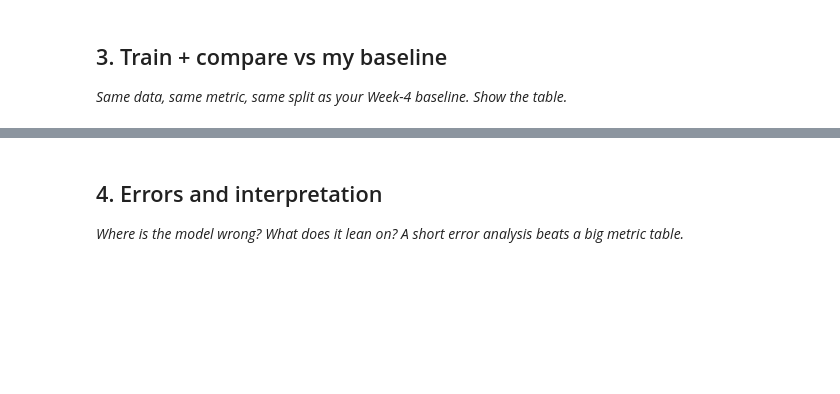
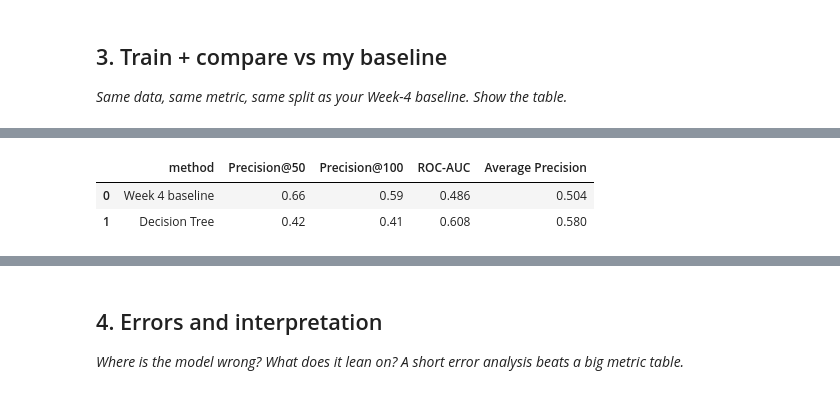
Before and after one commit to ssarimm/Machine-Learning-Internship---Flyrank, a Jupyter notebook: work/notebooks/w05_model.ipynb, the cells around one changed output, grey strips where cells are left out. Cells and saved outputs as stored; diff of their text form; code cells hidden in the pictures; blank space fills up the shorter version.

```diff
--- a/work/notebooks/w05_model.ipynb
+++ b/work/notebooks/w05_model.ipynb
@@ -29,0 +225,100 @@ This skeleton is yours to fill. Work the sections **in order** — each one has
+# %%
+# This cell is for CODE (numbers, a query, a check).
+# Write your text answer in the cell ABOVE this one — typing sentences here breaks Run All.
+import numpy as np
+import pandas as pd
+
+from sklearn.compose import ColumnTransformer
+from sklearn.pipeline import Pipeline
+from sklearn.impute import SimpleImputer
+from sklearn.preprocessing import OneHotEncoder
+from sklearn.tree import DecisionTreeClassifier
+from sklearn.metrics import roc_auc_score, average_precision_score
+
+# 1. Preprocess numeric and categorical features
+numeric_pipeline = Pipeline([
+    ("imputer", SimpleImputer(strategy="median"))
+])
+
+categorical_pipeline = Pipeline([
+    ("imputer", SimpleImputer(strategy="most_frequent")),
+    ("onehot", OneHotEncoder(handle_unknown="ignore"))
+])
+
+preprocessor = ColumnTransformer([
+    ("numeric", numeric_pipeline, numeric_features),
+    ("categorical", categorical_pipeline, categorical_features)
+])
+
+# 2. Train the Decision Tree
+model = Pipeline([
+    ("preprocessor", preprocessor),
+    ("classifier", DecisionTreeClassifier(
+        max_depth=5,
+        min_samples_leaf=30,
+        random_state=42,
+        class_weight="balanced"
+    ))
+])
+
+model.fit(X_train, y_train)
+
+# 3. Get the model's decline probabilities for test pages
+model_scores = model.predict_proba(X_test)[:, 1]
+
+# 4. Recreate the Week 4 baseline on the same test pages
+test_frame = model_df.iloc[test_idx].copy()
+
+positive_train_volume = X_train.loc[
+    X_train["search_volume"] > 0, "search_volume"
+].dropna()
+
+high_demand_threshold = positive_train_volume.median()
+
+baseline_stale = (
+    test_frame["days_since_last_update"] >= 180
+).fillna(False)
+
+baseline_high_demand = (
+    test_frame["search_volume"].notna()
+    & (test_frame["search_volume"] > 0)
+    & (test_frame["search_volume"] >= high_demand_threshold)
+)
+
+baseline_scores = (
+    baseline_stale.astype(int) * 2
+    + baseline_high_demand.astype(int)
+)
+
+# 5. Precision at K: fraction of top-ranked pages labeled declining
+def precision_at_k(y_true, scores, k):
+    y_true = np.asarray(y_true)
+    scores = np.asarray(scores)
+
+    top_indices = np.argsort(-scores, kind="stable")[:k]
+    return y_true[top_indices].mean()
+
+# 6. Compare both methods
+results = []
+
+for method, scores in [
+    ("Week 4 baseline", baseline_scores),
+    ("Decision Tree", model_scores)
+]:
+    results.append({
+        "method": method,
+        "Precision@50": precision_at_k(y_test, scores, 50),
+        "Precision@100": precision_at_k(y_test, scores, 100),
+        "ROC-AUC": roc_auc_score(y_test, scores),
+        "Average Precision": average_precision_score(y_test, scores)
+    })
+
+results_df = pd.DataFrame(results)
+display(results_df.round(3))
+
+print("High-demand threshold:", high_demand_threshold)
+print("Test rows evaluated:", len(y_test))
+# %% [output]
+|  | method | Precision@50 | Precision@100 | ROC-AUC | Average Precision |
+| 0 | Week 4 baseline | 0.66 | 0.59 | 0.486 | 0.504 |
+| 1 | Decision Tree | 0.42 | 0.41 | 0.608 | 0.580 |
```
Also changed, not shown: parts of 14 cells of this notebook.
